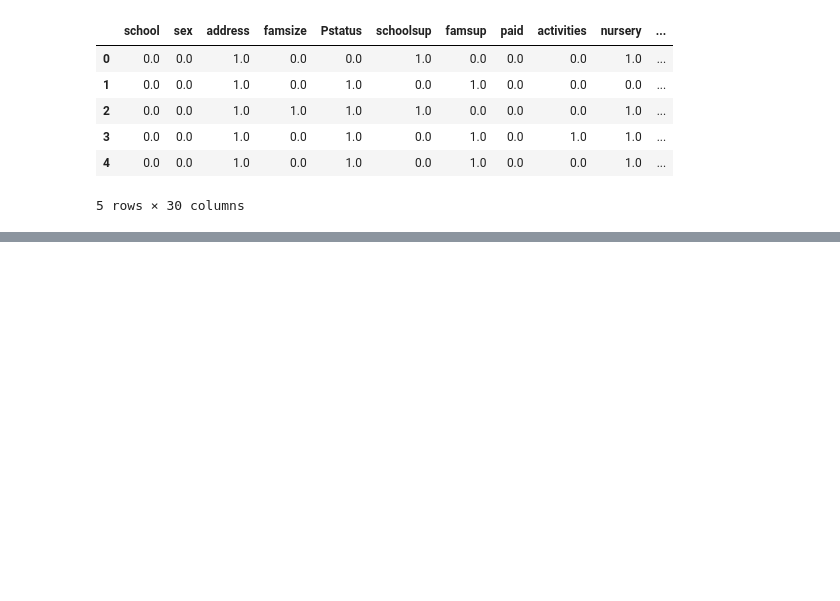
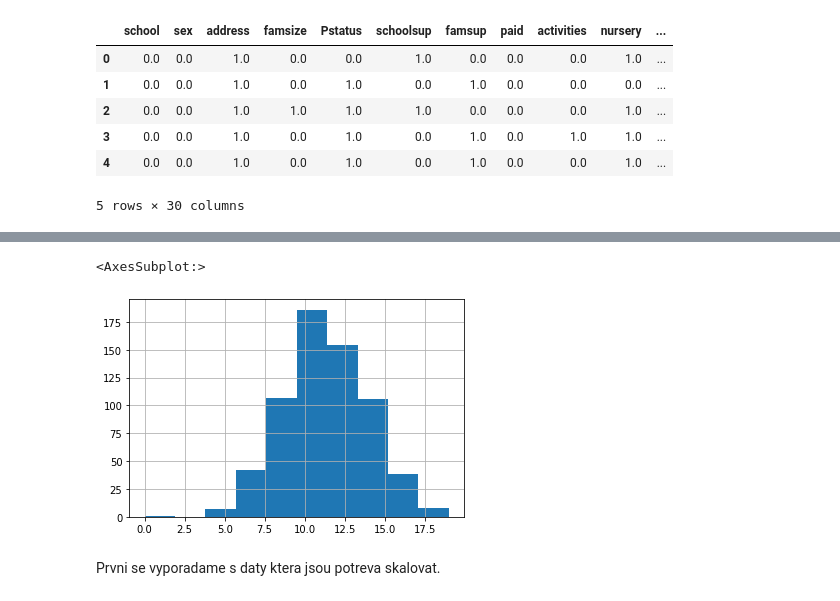
Before and after one commit to smidlma/zsu, a Jupyter notebook: project3/smi0116.ipynb, the cells around one changed output, grey strips where cells are left out. Drawn from its saved outputs; the diff is of its cells as text; code cells hidden in the pictures; blank space fills up the shorter version.

```diff
--- a/project3/smi0116.ipynb
+++ b/project3/smi0116.ipynb
@@ -189,0 +198,7 @@ Ted bude potreba dobre skalovat ciselna data
+# %%
+df.G1.hist()
+# %% [output]
+<AxesSubplot:>
+[figure, added]
+# %% [markdown]
+Prvni se vyporadame s daty ktera jsou potreva skalovat.
```
Also changed, not shown: parts of 33 cells of this notebook, 1 other file.
